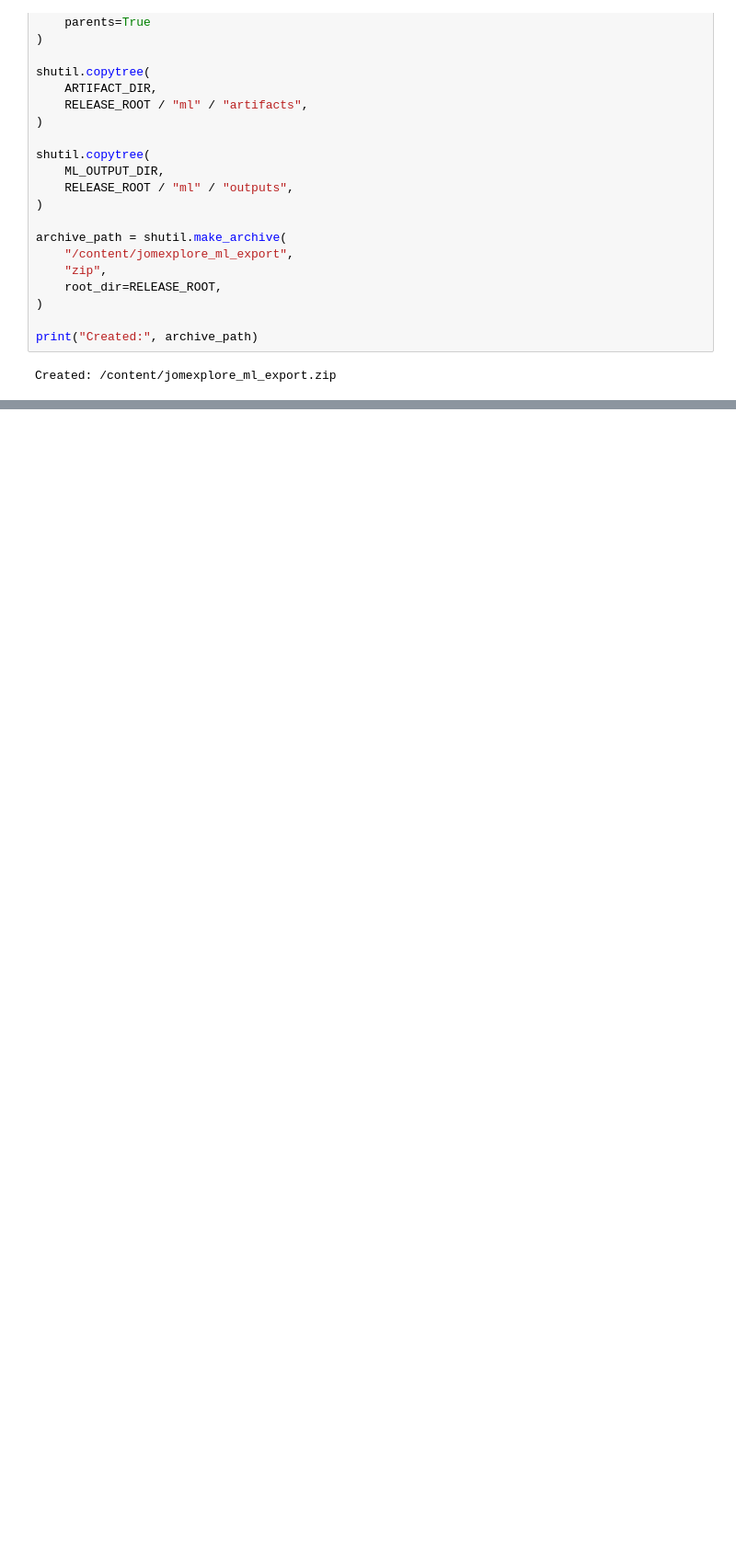
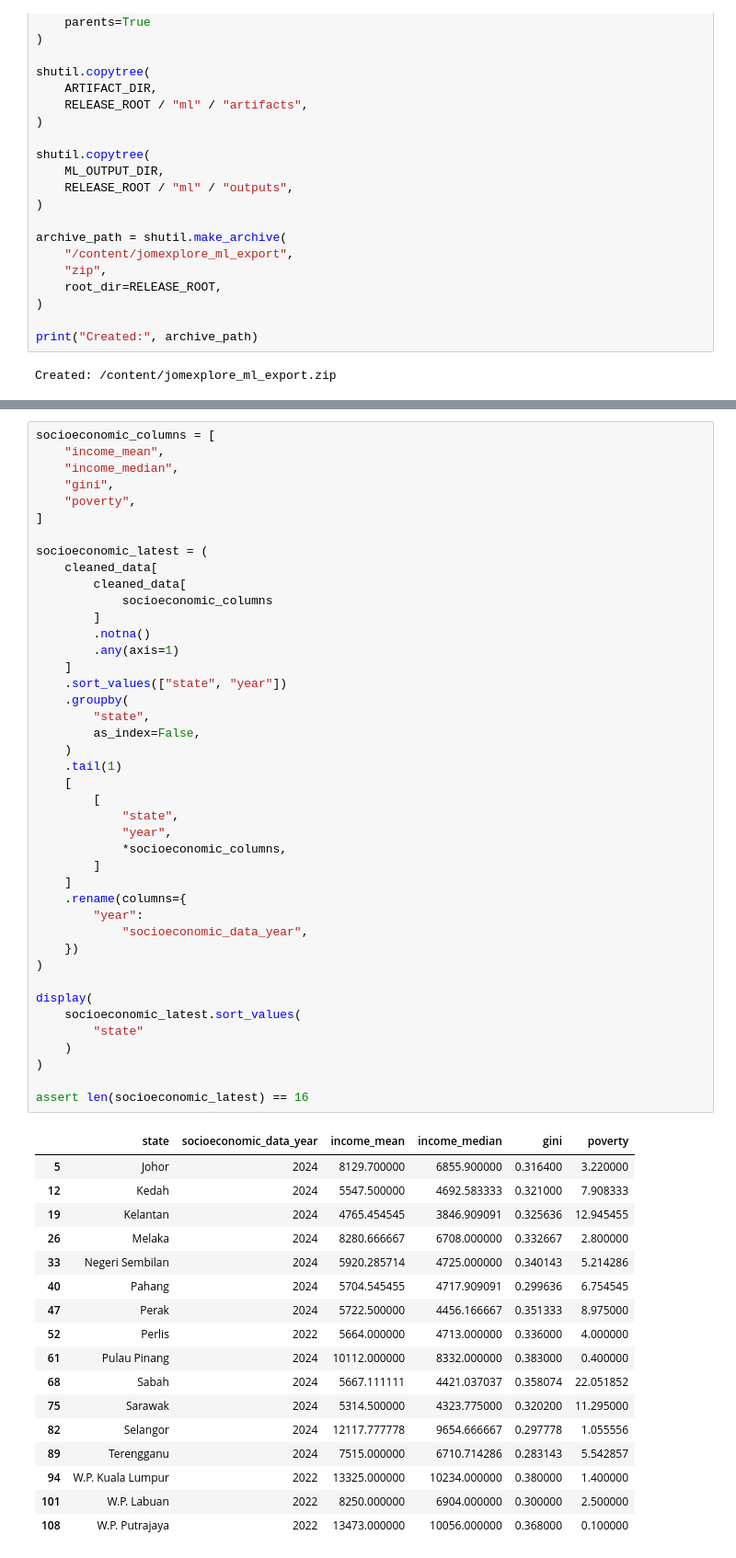
Before and after one commit to Nadsyuhamus/Databladez_Tourism, a Jupyter notebook: 01_data_audit.ipynb, the cells around one changed output, grey strips where cells are left out. Shown at 92% size. Saved outputs shown, nothing was run; the diff lists cells and outputs as text; blank space fills up the shorter version.

```diff
--- a/01_data_audit.ipynb
+++ b/01_data_audit.ipynb
@@ -4360,0 +4434,60 @@ files.download(
+# %%
+socioeconomic_columns = [
+    "income_mean",
+    "income_median",
+    "gini",
+    "poverty",
+]
+
+socioeconomic_latest = (
+    cleaned_data[
+        cleaned_data[
+            socioeconomic_columns
+        ]
+        .notna()
+        .any(axis=1)
+    ]
+    .sort_values(["state", "year"])
+    .groupby(
+        "state",
+        as_index=False,
+    )
+    .tail(1)
+    [
+        [
+            "state",
+            "year",
+            *socioeconomic_columns,
+        ]
+    ]
+    .rename(columns={
+        "year":
+            "socioeconomic_data_year",
+    })
+)
+
+display(
+    socioeconomic_latest.sort_values(
+        "state"
+    )
+)
+
+assert len(socioeconomic_latest) == 16
+# %% [output]
+|  | state | socioeconomic_data_year | income_mean | income_median | gini | poverty |
+| 5 | Johor | 2024 | 8129.700000 | 6855.900000 | 0.316400 | 3.220000 |
+| 12 | Kedah | 2024 | 5547.500000 | 4692.583333 | 0.321000 | 7.908333 |
+| 19 | Kelantan | 2024 | 4765.454545 | 3846.909091 | 0.325636 | 12.945455 |
+| 26 | Melaka | 2024 | 8280.666667 | 6708.000000 | 0.332667 | 2.800000 |
+| 33 | Negeri Sembilan | 2024 | 5920.285714 | 4725.000000 | 0.340143 | 5.214286 |
+| 40 | Pahang | 2024 | 5704.545455 | 4717.909091 | 0.299636 | 6.754545 |
+| 47 | Perak | 2024 | 5722.500000 | 4456.166667 | 0.351333 | 8.975000 |
+| 52 | Perlis | 2022 | 5664.000000 | 4713.000000 | 0.336000 | 4.000000 |
+| 61 | Pulau Pinang | 2024 | 10112.000000 | 8332.000000 | 0.383000 | 0.400000 |
+| 68 | Sabah | 2024 | 5667.111111 | 4421.037037 | 0.358074 | 22.051852 |
+| 75 | Sarawak | 2024 | 5314.500000 | 4323.775000 | 0.320200 | 11.295000 |
+| 82 | Selangor | 2024 | 12117.777778 | 9654.666667 | 0.297778 | 1.055556 |
+| 89 | Terengganu | 2024 | 7515.000000 | 6710.714286 | 0.283143 | 5.542857 |
+| 94 | W.P. Kuala Lumpur | 2022 | 13325.000000 | 10234.000000 | 0.380000 | 1.400000 |
+| 101 | W.P. Labuan | 2022 | 8250.000000 | 6904.000000 | 0.300000 | 2.500000 |
+| 108 | W.P. Putrajaya | 2022 | 13473.000000 | 10056.000000 | 0.368000 | 0.100000 |
```
Also changed, not shown: parts of 22 cells of this notebook.
